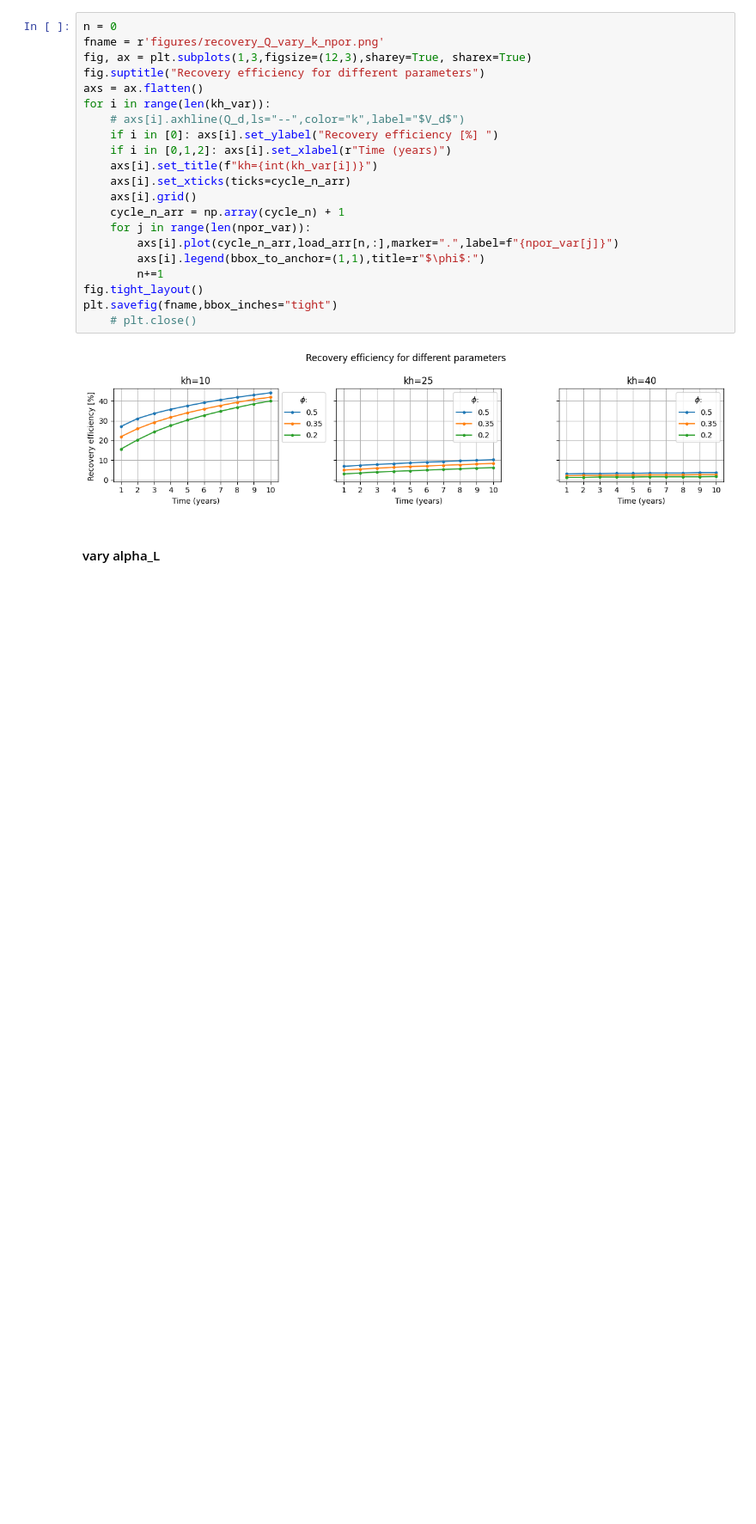
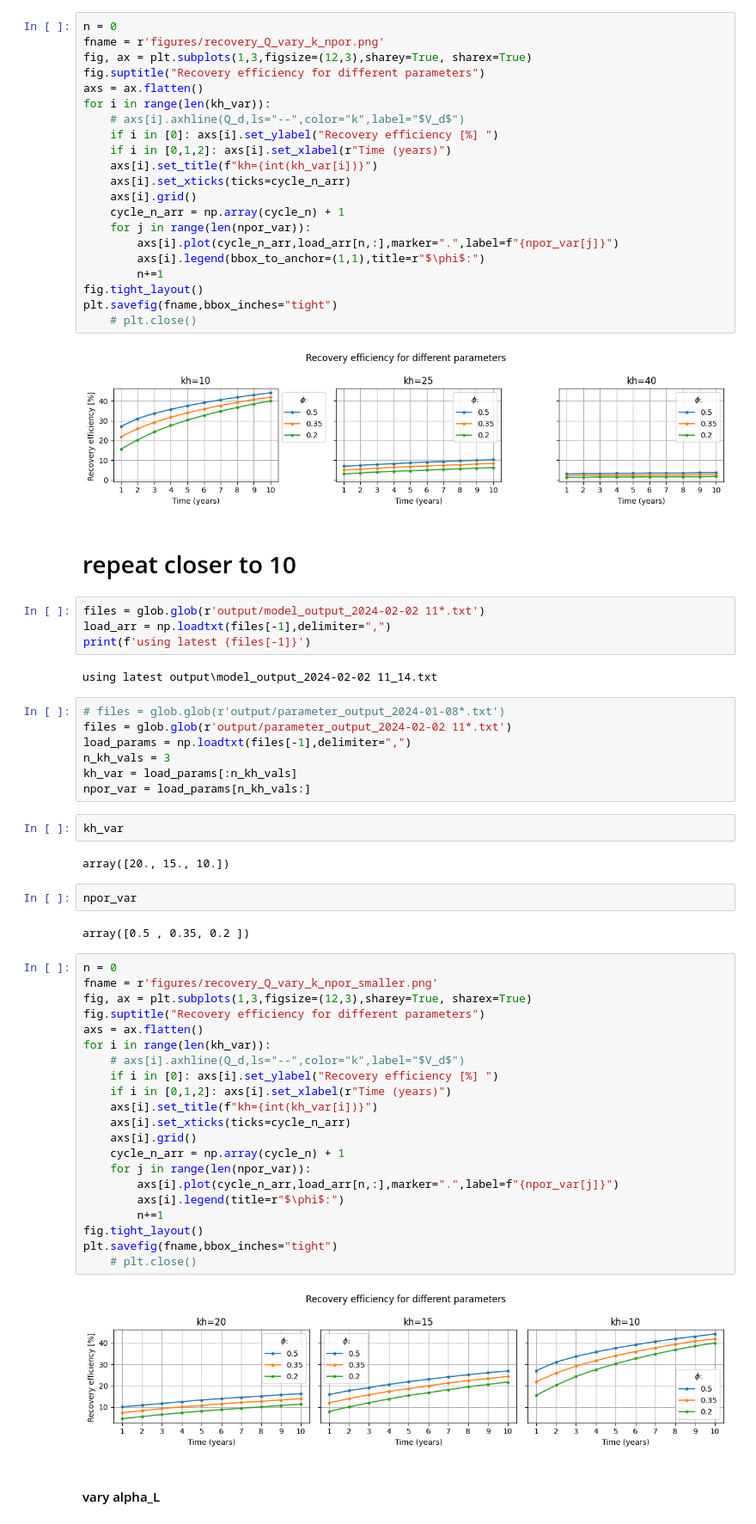
Before and after one commit to Daafip/design-ASR-CEGM2006, a Jupyter notebook: Model/4. Vary_params_plotting.ipynb, the cells around one changed output. Shown at 86% size. Saved outputs shown, nothing was run; the diff lists cells and outputs as text; blank space fills up the shorter version.

```diff
--- a/Model/4. Vary_params_plotting.ipynb
+++ b/Model/4. Vary_params_plotting.ipynb
@@ -86,6 +86,52 @@ plt.savefig(fname,bbox_inches="tight")
     # plt.close()
 # %% [output]
 [figure]
+# %% [markdown]
+# repeat closer to 10
+# %%
+files = glob.glob(r'output/model_output_2024-02-02 11*.txt')
+load_arr = np.loadtxt(files[-1],delimiter=",")
+print(f'using latest {files[-1]}')
+# %% [output]
+using latest output\model_output_2024-02-02 11_14.txt
+# %%
+# files = glob.glob(r'output/parameter_output_2024-01-08*.txt')
+files = glob.glob(r'output/parameter_output_2024-02-02 11*.txt')
+load_params = np.loadtxt(files[-1],delimiter=",")
+n_kh_vals = 3
+kh_var = load_params[:n_kh_vals]
+npor_var = load_params[n_kh_vals:]
+# %%
+kh_var
+# %% [output]
+array([20., 15., 10.])
+# %%
+npor_var
+# %% [output]
+array([0.5 , 0.35, 0.2 ])
+# %%
+n = 0
+fname = r'figures/recovery_Q_vary_k_npor_smaller.png'
+fig, ax = plt.subplots(1,3,figsize=(12,3),sharey=True, sharex=True)
+fig.suptitle("Recovery efficiency for different parameters")
+axs = ax.flatten()
+for i in range(len(kh_var)):
+    # axs[i].axhline(Q_d,ls="--",color="k",label="$V_d$")
+    if i in [0]: axs[i].set_ylabel("Recovery efficiency [%] ")
+    if i in [0,1,2]: axs[i].set_xlabel(r"Time (years)")
+    axs[i].set_title(f"kh={int(kh_var[i])}")
+    axs[i].set_xticks(ticks=cycle_n_arr)
+    axs[i].grid()
+    cycle_n_arr = np.array(cycle_n) + 1
+    for j in range(len(npor_var)):
+        axs[i].plot(cycle_n_arr,load_arr[n,:],marker=".",label=f"{npor_var[j]}")
+        axs[i].legend(title=r"$\phi$:")
+        n+=1
+fig.tight_layout()
+plt.savefig(fname,bbox_inches="tight")
+    # plt.close()
+# %% [output]
+[figure, added]
 # %% [markdown]
 #### vary alpha_L
 # %%
```
Also changed, not shown: parts of 16 cells of this notebook, 11 other files.
